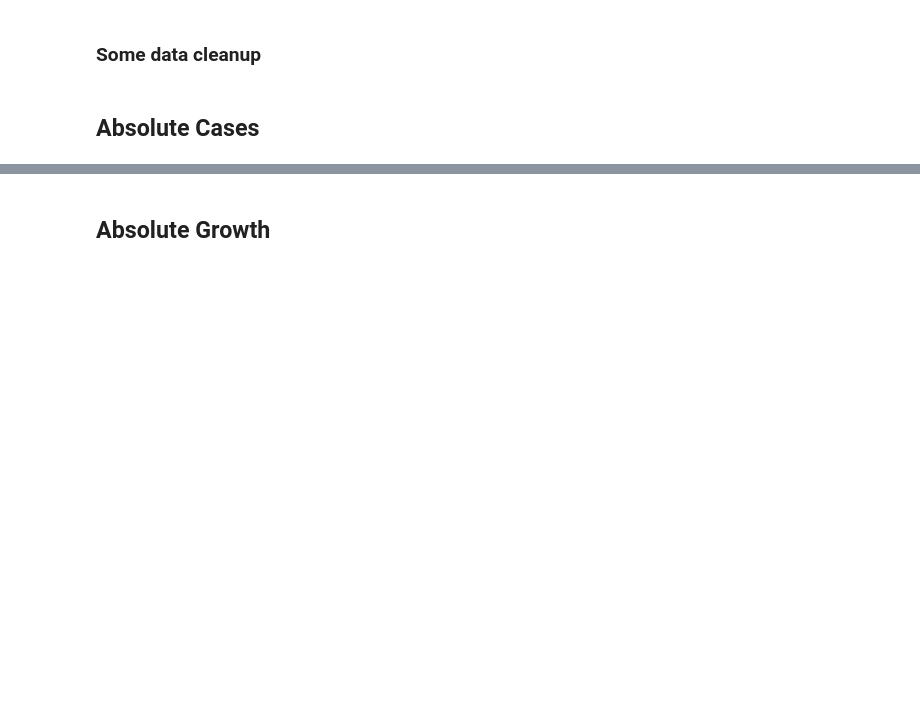
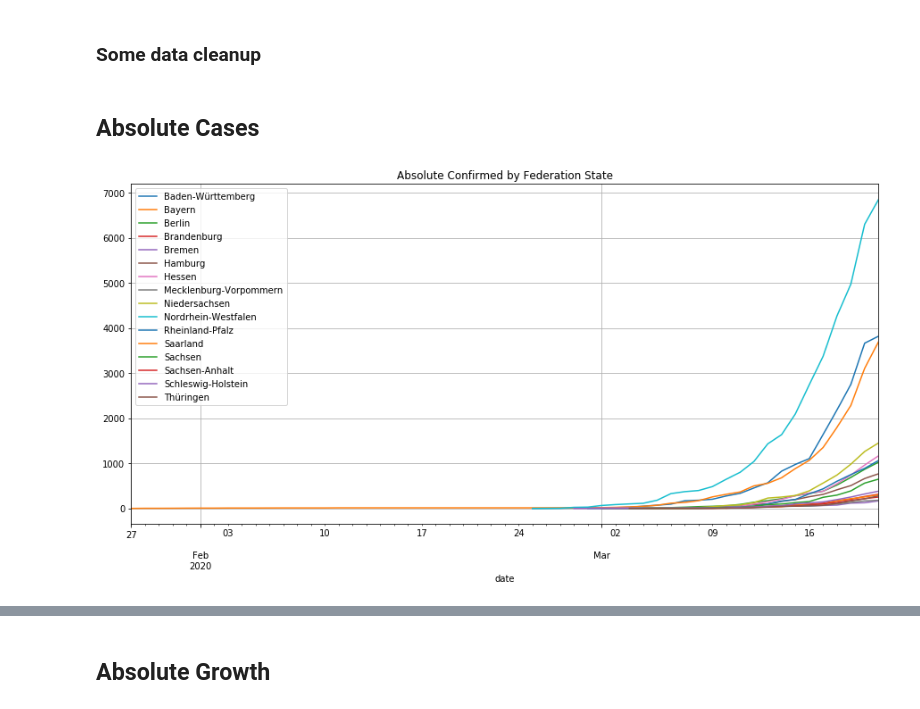
Before and after one commit to plipp/corona-2020-analysis, a Jupyter notebook: mp-data-analysis.ipynb, the cells around one changed output, grey strips where cells are left out. Drawn from its saved outputs; the diff is of its cells as text; code cells hidden in the pictures; blank space fills up the shorter version.

```diff
--- a/mp-data-analysis.ipynb
+++ b/mp-data-analysis.ipynb
@@ -85,5 +96,10 @@ feds.remove('Repatriierte')
 de_fed_by_date = de_fed_by_date_all[de_fed_by_date_all.label.isin(feds)]
 # %% [markdown]
 ## Absolute Cases
+# %%
+de_fed_by_date.set_index(['date']).groupby('label')['confirmed'].plot(figsize=(15,7), legend=True, title='Absolute Confirmed by Federation State')
+pyplot.grid(True);
+# %% [output]
+[figure, added]
 # %%
 for fed in feds:
```
Also changed, not shown: parts of 9 cells of this notebook, 1 other file.
